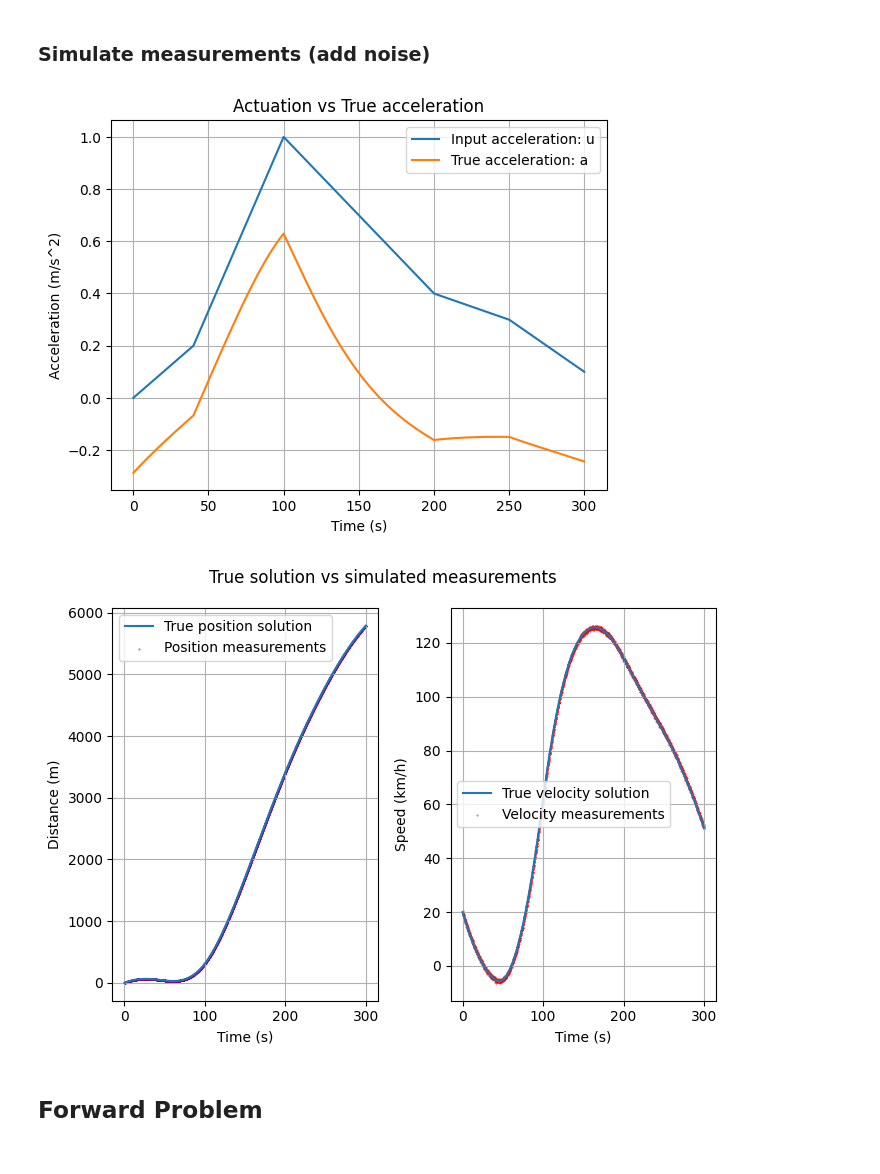
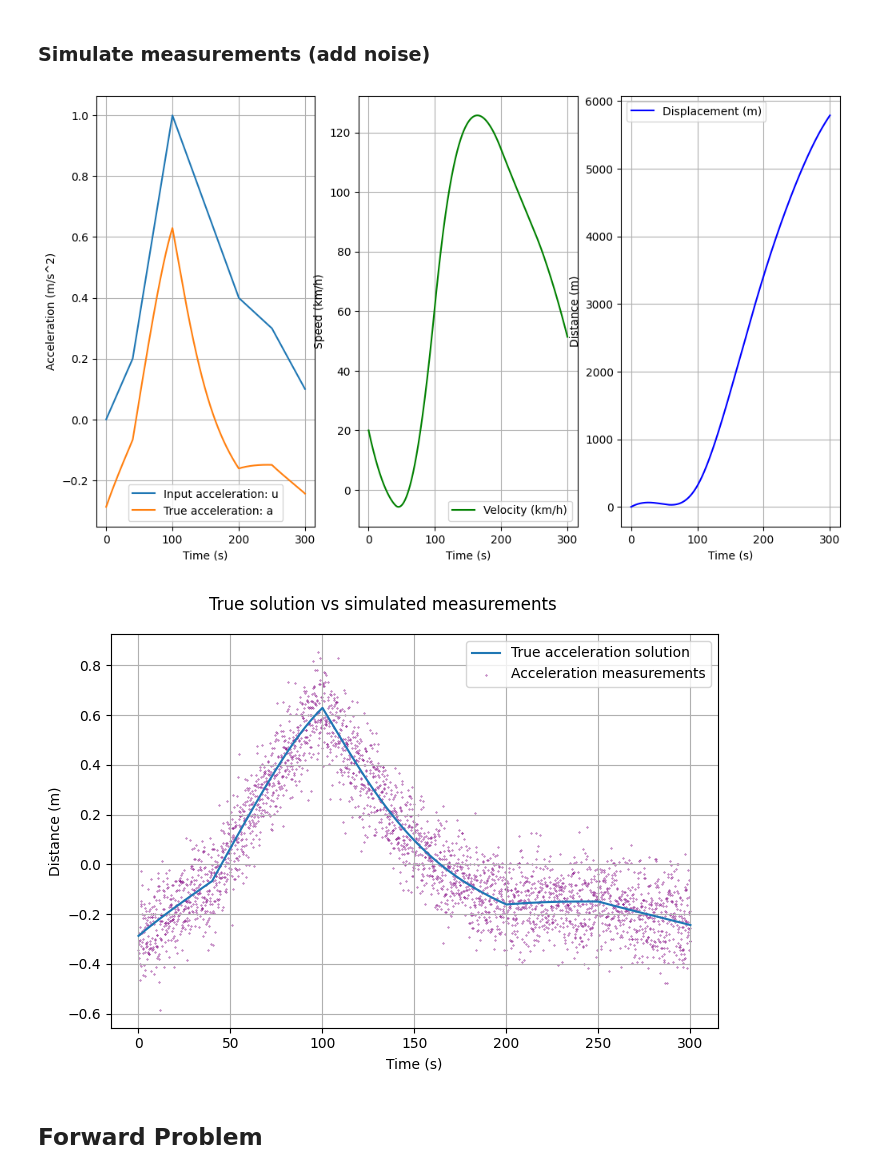
Before and after one commit to ZeArteaga/PINN-control-platooning, a Jupyter notebook: PINN.ipynb, the cells around one changed output. Saved outputs shown, nothing was run; the diff lists cells and outputs as text; code cells hidden in the pictures.

```diff
--- a/PINN.ipynb
+++ b/PINN.ipynb
@@ -107,38 +107,44 @@ for t_curr in t:
 # for validation later (different trajectory):
 # %% [markdown]
 ### Simulate measurements (add noise)
-# %%
-variance = 0.1
-
-x_true = np.array(car.history["x"]).reshape(-1, 1)
-v_true = np.array(car.history["v"]).reshape(-1, 1)
-Y_true = np.hstack((x_true, v_true))
-Y_noise = Y_true + np.random.normal(0, variance, size=Y_true.shape)
-
-plt.plot(t, np.array(car.history["u"])/car.m, label = "Input acceleration: u")
-plt.plot(t, car.history["a"], label="True acceleration: a")
-plt.title("Actuation vs True acceleration")
-plt.grid()
-plt.legend();
-plt.xlabel("Time (s)")
-plt.ylabel("Acceleration (m/s^2)")
-fig = plt.figure(figsize=(7,5))
-fig.suptitle("True solution vs simulated measurements")
-ax=fig.subplots(1,2)
-ax[0].plot(t, Y_true[:, 0], label="True position solution")
-ax[0].scatter(t, Y_noise[:, 0], label="Position measurements", s=0.1, color="purple")
-ax[0].set_ylabel("Distance (m)")
-ax[1].plot(t, Y_true[:, 1]*3.6, label="True velocity solution")
-ax[1].scatter(t, Y_noise[:, 1]*3.6, label="Velocity measurements", s=0.1, color="red")
-ax[1].set_ylabel("Speed (km/h)")
-for i in range(len(ax)):
-    ax[i].grid()
-    ax[i].legend()
-    ax[i].set_xlabel("Time (s)")
-fig.tight_layout()
-# %% [output]
-[figure, removed]
-[figure, removed]
+# %%
+variance = 0.1
+
+Y_true = np.array(car.history["a"]).reshape(-1,1)
+Y_noise = Y_true + np.random.normal(0, variance, size=Y_true.shape)
+v_true = np.array(car.history["v"]) # in m/s
+x_true = np.array(car.history["x"])
+
+fig = plt.figure(figsize=(12,7))
+ax=fig.subplots(1,3)
+
+ax[0].plot(t, np.array(car.history["u"])/car.m, label = "Input acceleration: u")
+ax[0].plot(t, car.history["a"], label="True acceleration: a")
+ax[0].set_ylabel("Acceleration (m/s^2)")
+
+ax[1].plot(t, np.array(car.history["v"])*3.6, label="Velocity (km/h)", color="green")
+ax[1].set_ylabel("Speed (km/h)")
+
+ax[2].plot(t, np.array(car.history["x"]), label="Displacement (m)", color="blue")
+ax[2].set_ylabel("Distance (m)")
+
+for i in range(len(ax)):
+    ax[i].set_xlabel("Time (s)")
+    ax[i].legend()
+    ax[i].grid()
+
+plt.figure(figsize=(7,5))
+plt.suptitle("True solution vs simulated measurements")
+plt.plot(t, Y_true, label="True acceleration solution")
+plt.scatter(t, Y_noise, label="Acceleration measurements", s=0.1, color="purple")
+plt.ylabel("Distance (m)")
+plt.grid()
+plt.legend()
+plt.xlabel("Time (s)")
+plt.tight_layout()
+# %% [output]
+[figure, added]
+[figure, added]
 # %% [markdown]
 ## Forward Problem
 # %%
```
Also changed, not shown: parts of 13 cells of this notebook, 1 other file.
